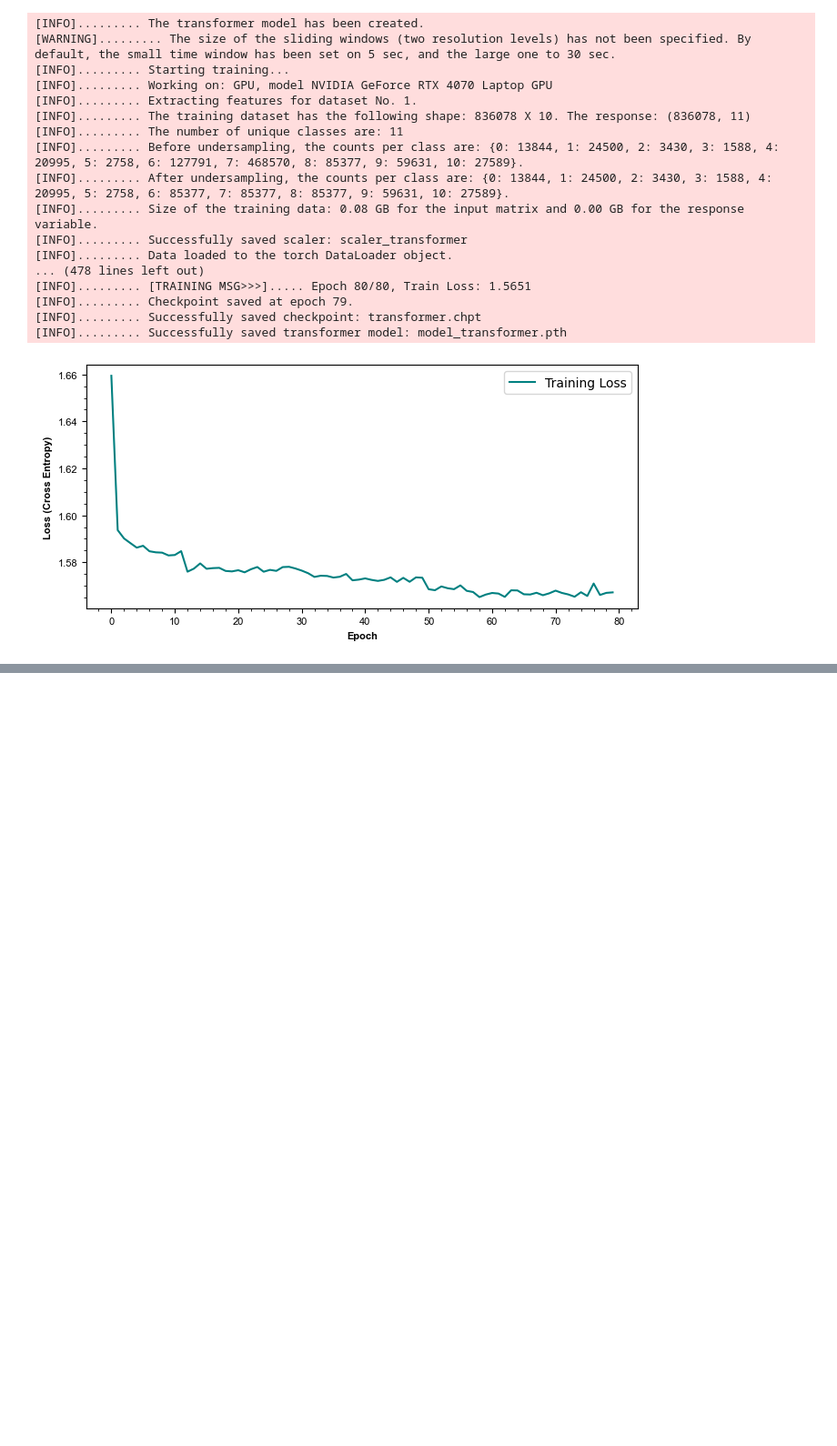
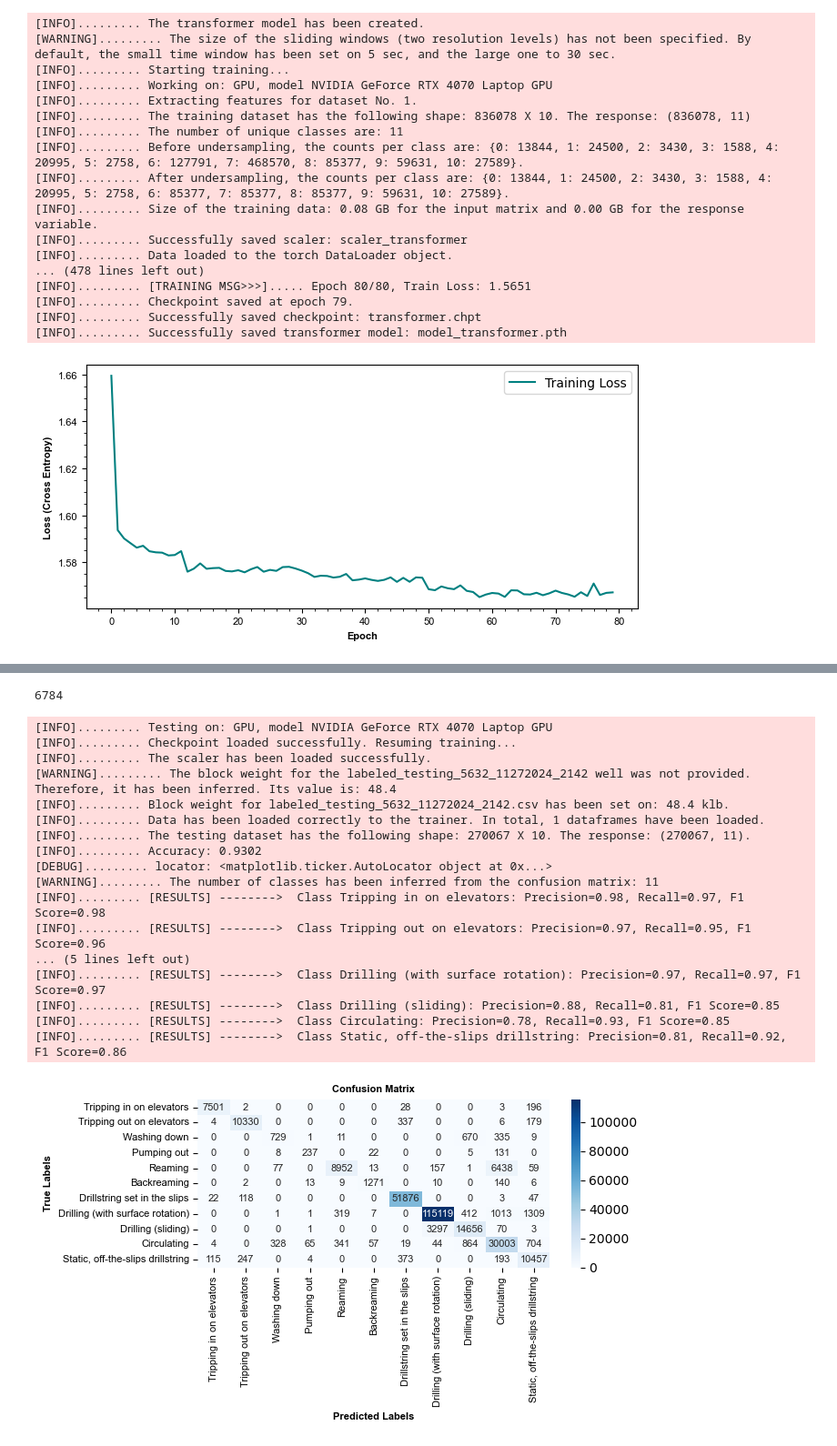
Before and after one commit to acmontesh/RigState, a Jupyter notebook: COLAB_READY_TRAINING_TRANSFORMER.ipynb, the cells around one changed output, grey strips where cells are left out. Shown at 91% size. Saved outputs shown, nothing was run; the diff lists cells and outputs as text; code cells hidden in the pictures; blank space fills up the shorter version.

```diff
--- a/COLAB_READY_TRAINING_TRANSFORMER.ipynb
+++ b/COLAB_READY_TRAINING_TRANSFORMER.ipynb
@@ -635,0 +840,4 @@ trainer.plotLosses( trainLosses,None )
+# %%
+len(preds)
+# %% [output]
+6784
@@ -635,0 +846,33 @@ trainer.plotLosses( trainLosses,None )
+# %%
+trainer=Trainer(  )
+preds,dfTraining = trainer.testModel( r"C:\Users\abrah\OneDrive\Doctorate Petroleum Engineering\0A. RESEARCH PROJECT\16. RIG ACTIVITY ENGINE\0. DATA\temp3",
+                  pathScaler=r"C:\Users\abrah\OneDrive\Doctorate Petroleum Engineering\0A. RESEARCH PROJECT\16. RIG ACTIVITY ENGINE\3. CHECKPOINTS\Stratified Models\TRANSFORMERS_HUGE_BATCH\scaler_transformer_SW230_WC60_H8_L6.pkl",
+                  # modelType='lstm',
+                  modelType='transformer',
+                  loadFromPath=r"C:\Users\abrah\OneDrive\Doctorate Petroleum Engineering\0A. RESEARCH PROJECT\16. RIG ACTIVITY ENGINE\3. CHECKPOINTS\Stratified Models\TRANSFORMERS_HUGE_BATCH\transformer_H8_L6_SW230_SWC60_CV60",
+                  slidingWindow=[2,30],
+                  slidingWindowCoverage=60,
+                  nInputs=10,
+                  nLayers=6,
+                  nHeads=8,
+                  # nHidden=150
+                    )
+# %% [output]
+[INFO]......... Testing on: GPU, model NVIDIA GeForce RTX 4070 Laptop GPU
+[INFO]......... Checkpoint loaded successfully. Resuming training...
+[INFO]......... The scaler has been loaded successfully.
+[WARNING]......... The block weight for the labeled_testing_5632_11272024_2142 well was not provided. Therefore, it has been inferred. Its value is: 48.4
+[INFO]......... Block weight for labeled_testing_5632_11272024_2142.csv has been set on: 48.4 klb.
+[INFO]......... Data has been loaded correctly to the trainer. In total, 1 dataframes have been loaded.
+[INFO]......... The testing dataset has the following shape: 270067 X 10. The response: (270067, 11).
+[INFO]......... Accuracy: 0.9302
+[DEBUG]......... locator: <matplotlib.ticker.AutoLocator object at 0x...>
+[WARNING]......... The number of classes has been inferred from the confusion matrix: 11
+[INFO]......... [RESULTS] -------->  Class Tripping in on elevators: Precision=0.98, Recall=0.97, F1 Score=0.98
+[INFO]......... [RESULTS] -------->  Class Tripping out on elevators: Precision=0.97, Recall=0.95, F1 Score=0.96
+... (5 lines left out)
+[INFO]......... [RESULTS] -------->  Class Drilling (with surface rotation): Precision=0.97, Recall=0.97, F1 Score=0.97
+[INFO]......... [RESULTS] -------->  Class Drilling (sliding): Precision=0.88, Recall=0.81, F1 Score=0.85
+[INFO]......... [RESULTS] -------->  Class Circulating: Precision=0.78, Recall=0.93, F1 Score=0.85
+[INFO]......... [RESULTS] -------->  Class Static, off-the-slips drillstring: Precision=0.81, Recall=0.92, F1 Score=0.86
+[figure, added]
```
Also changed, not shown: parts of 34 cells of this notebook, 16 other files.
